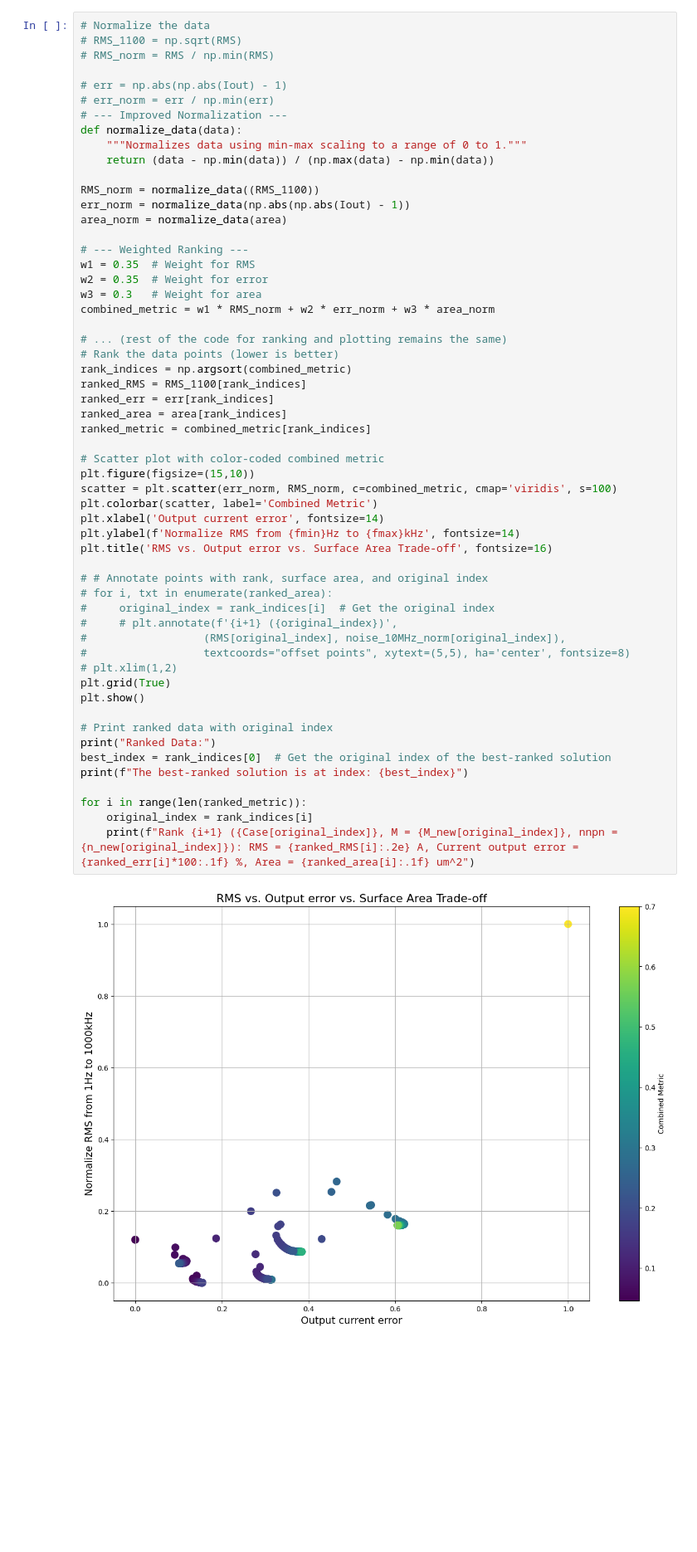
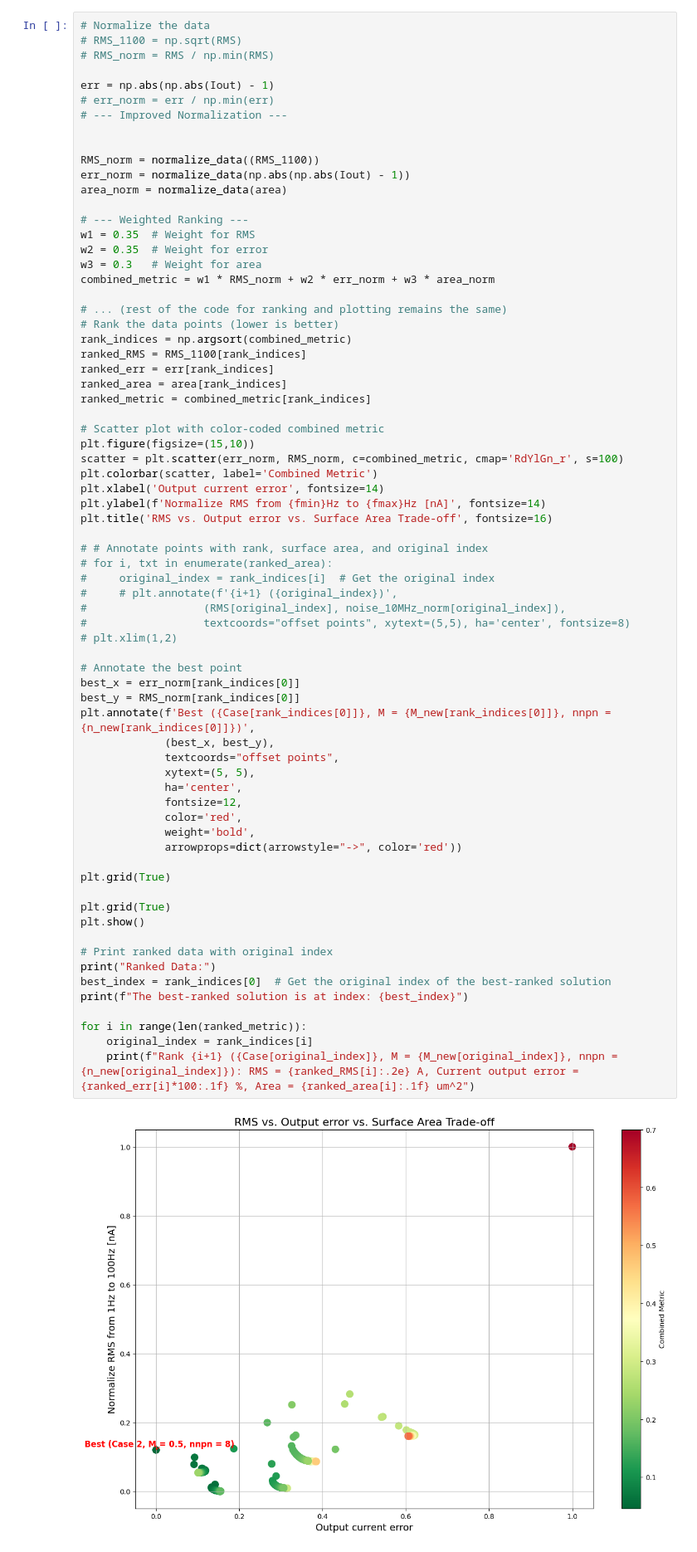
Before and after one commit to BaoTON1701/DAC_rationale-, a Jupyter notebook: ST_plot.ipynb, the cells around one changed output. Shown at 83% size. Cells and saved outputs as stored; diff of their text form; blank space fills up the shorter version.

```diff
--- a/ST_plot.ipynb
+++ b/ST_plot.ipynb
@@ -942,12 +1040,10 @@ Error accessing data: 250
 # RMS_1100 = np.sqrt(RMS)
 # RMS_norm = RMS / np.min(RMS)
 
-# err = np.abs(np.abs(Iout) - 1)
+err = np.abs(np.abs(Iout) - 1)
 # err_norm = err / np.min(err)
 # --- Improved Normalization ---
-def normalize_data(data):
-    """Normalizes data using min-max scaling to a range of 0 to 1."""
-    return (data - np.min(data)) / (np.max(data) - np.min(data))
+
 
 RMS_norm = normalize_data((RMS_1100))
 err_norm = normalize_data(np.abs(np.abs(Iout) - 1))
@@ -965,36 +1061,52 @@ rank_indices = np.argsort(combined_metric)
 ranked_RMS = RMS_1100[rank_indices]
 ranked_err = err[rank_indices]
 ranked_area = area[rank_indices]
 ranked_metric = combined_metric[rank_indices]
 
 # Scatter plot with color-coded combined metric
 plt.figure(figsize=(15,10))
-scatter = plt.scatter(err_norm, RMS_norm, c=combined_metric, cmap='viridis', s=100)
+scatter = plt.scatter(err_norm, RMS_norm, c=combined_metric, cmap='RdYlGn_r', s=100)
 plt.colorbar(scatter, label='Combined Metric')
 plt.xlabel('Output current error', fontsize=14)
-plt.ylabel(f'Normalize RMS from {fmin}Hz to {fmax}kHz', fontsize=14)
+plt.ylabel(f'Normalize RMS from {fmin}Hz to {fmax}Hz [nA]', fontsize=14)
 plt.title('RMS vs. Output error vs. Surface Area Trade-off', fontsize=16)
 
 # # Annotate points with rank, surface area, and original index
 # for i, txt in enumerate(ranked_area):
 #     original_index = rank_indices[i]  # Get the original index
 #     # plt.annotate(f'{i+1} ({original_index})',
 #                  (RMS[original_index], noise_10MHz_norm[original_index]),
 #                  textcoords="offset points", xytext=(5,5), ha='center', fontsize=8)
 # plt.xlim(1,2)
+
+# Annotate the best point
+best_x = err_norm[rank_indices[0]]
+best_y = RMS_norm[rank_indices[0]]
+plt.annotate(f'Best ({Case[rank_indices[0]]}, M = {M_new[rank_indices[0]]}, nnpn = {n_new[rank_indices[0]]})',
+             (best_x, best_y),
+             textcoords="offset points",
+             xytext=(5, 5),
+             ha='center',
+             fontsize=12,
+             color='red',
+             weight='bold',
+             arrowprops=dict(arrowstyle="->", color='red'))
+
+plt.grid(True)
+
 plt.grid(True)
 plt.show()
 
 # Print ranked data with original index
 print("Ranked Data:")
 best_index = rank_indices[0]  # Get the original index of the best-ranked solution
 print(f"The best-ranked solution is at index: {best_index}")
 
 for i in range(len(ranked_metric)):
     original_index = rank_indices[i]
     print(f"Rank {i+1} ({Case[original_index]}, M = {M_new[original_index]}, nnpn = {n_new[original_index]}): RMS = {ranked_RMS[i]:.2e} A, Current output error =  {ranked_err[i]*100:.1f} %, Area = {ranked_area[i]:.1f} um^2")
 # %% [output]
-[figure, old version]
+[figure, new version]
 Ranked Data:
 The best-ranked solution is at index: 294
 Rank 1 (Case 2, M = 0.5, nnpn = 8): RMS = 9.40e-10 A, Current output error =  0.2 %, Area = 4163.5 um^2
```
Also changed, not shown: parts of 41 cells of this notebook.
